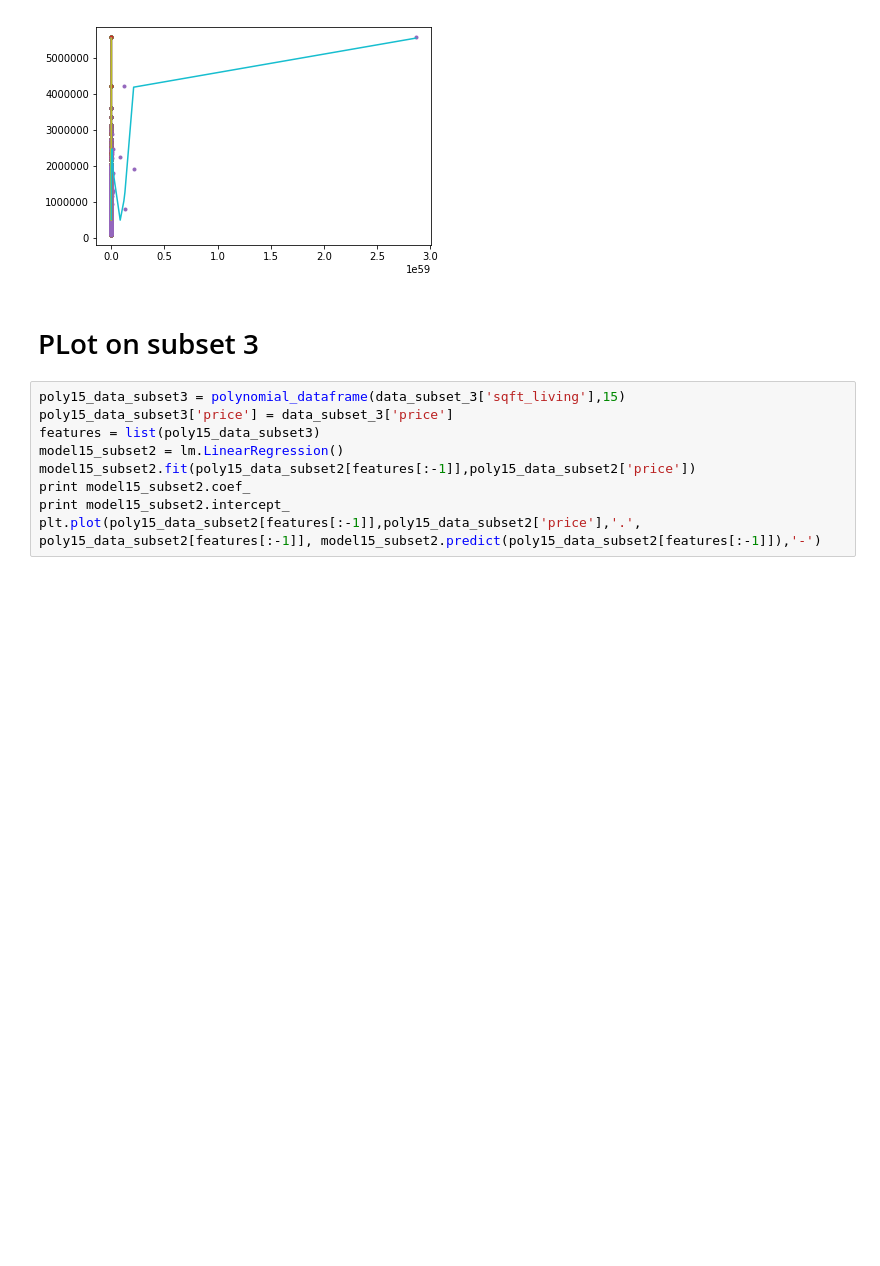
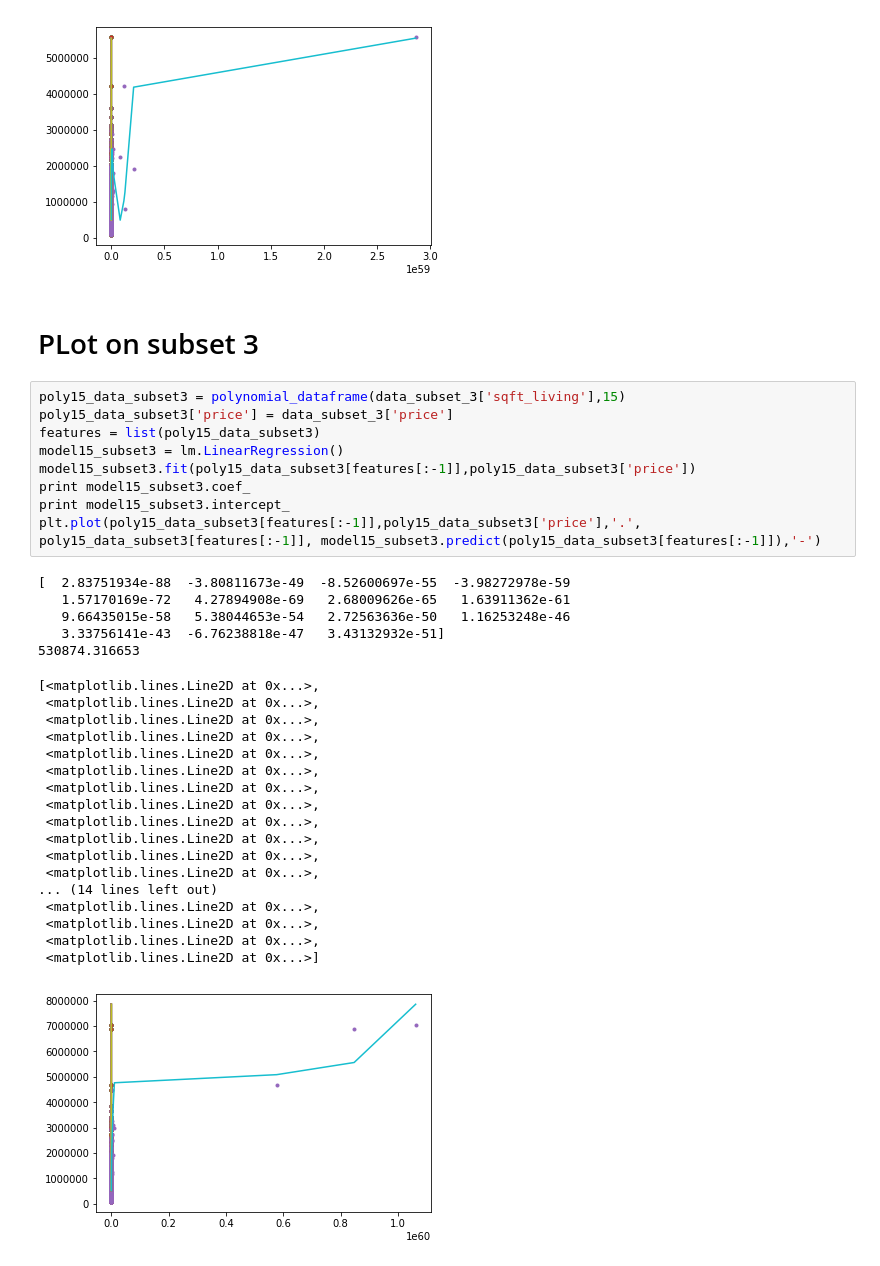
Before and after one commit to thesharpshooter/b, a Jupyter notebook: Polynomial Regression/Untitled.ipynb, the cells around one changed output. Cells and saved outputs as stored; diff of their text form; blank space fills up the shorter version.

Commit message:
Subset 4 plot

```diff
--- a/Polynomial Regression/Untitled.ipynb
+++ b/Polynomial Regression/Untitled.ipynb
@@ -243,10 +243,34 @@ poly15_data_subset2[features[:-1]], model15_subset2.predict(poly15_data_subset2[
 # %%
 poly15_data_subset3 = polynomial_dataframe(data_subset_3['sqft_living'],15)
 poly15_data_subset3['price'] = data_subset_3['price']
 features = list(poly15_data_subset3)
-model15_subset2 = lm.LinearRegression()
-model15_subset2.fit(poly15_data_subset2[features[:-1]],poly15_data_subset2['price'])
-print model15_subset2.coef_
-print model15_subset2.intercept_
-plt.plot(poly15_data_subset2[features[:-1]],poly15_data_subset2['price'],'.',
-poly15_data_subset2[features[:-1]], model15_subset2.predict(poly15_data_subset2[features[:-1]]),'-')
+model15_subset3 = lm.LinearRegression()
+model15_subset3.fit(poly15_data_subset3[features[:-1]],poly15_data_subset3['price'])
+print model15_subset3.coef_
+print model15_subset3.intercept_
+plt.plot(poly15_data_subset3[features[:-1]],poly15_data_subset3['price'],'.',
+poly15_data_subset3[features[:-1]], model15_subset3.predict(poly15_data_subset3[features[:-1]]),'-')
+# %% [output]
+[  2.83751934e-88  -3.80811673e-49  -8.52600697e-55  -3.98272978e-59
+   1.57170169e-72   4.27894908e-69   2.68009626e-65   1.63911362e-61
+   9.66435015e-58   5.38044653e-54   2.72563636e-50   1.16253248e-46
+   3.33756141e-43  -6.76238818e-47   3.43132932e-51]
+530874.316653
+[<matplotlib.lines.Line2D at 0x...>,
+ <matplotlib.lines.Line2D at 0x...>,
+ <matplotlib.lines.Line2D at 0x...>,
+ <matplotlib.lines.Line2D at 0x...>,
+ <matplotlib.lines.Line2D at 0x...>,
+ <matplotlib.lines.Line2D at 0x...>,
+ <matplotlib.lines.Line2D at 0x...>,
+ <matplotlib.lines.Line2D at 0x...>,
+ <matplotlib.lines.Line2D at 0x...>,
+ <matplotlib.lines.Line2D at 0x...>,
+ <matplotlib.lines.Line2D at 0x...>,
+ <matplotlib.lines.Line2D at 0x...>,
+... (14 lines left out)
+ <matplotlib.lines.Line2D at 0x...>,
+ <matplotlib.lines.Line2D at 0x...>,
+ <matplotlib.lines.Line2D at 0x...>,
+ <matplotlib.lines.Line2D at 0x...>]
+[figure, added]
```
Also changed, not shown: parts of 1 cell of this notebook.
